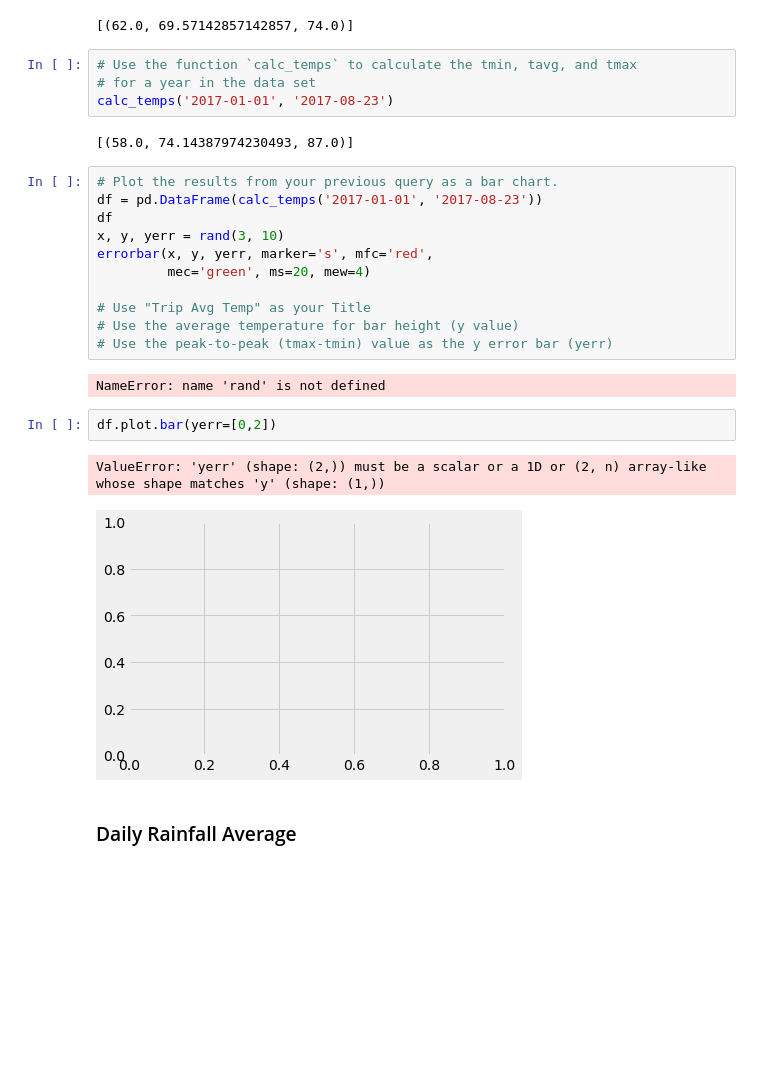
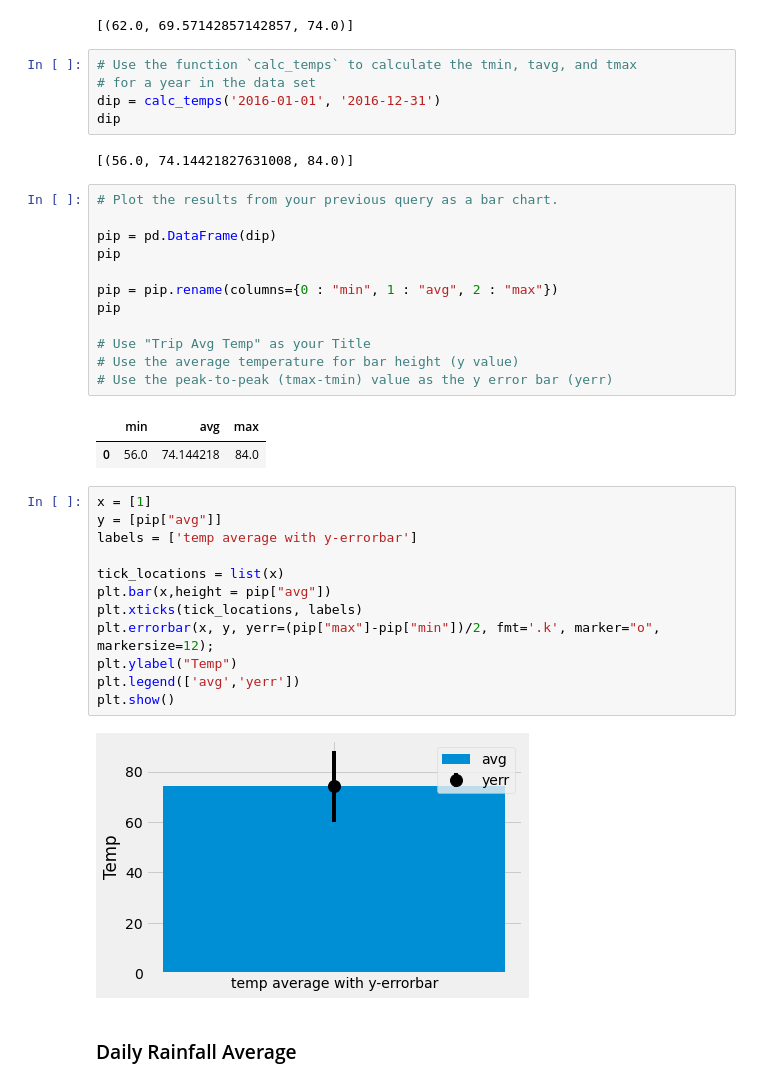
Before and after one commit to alexyyyyytytytytyt/Surfs-Up-, a Jupyter notebook: temp_analysis_bonus_2_starter.ipynb, the cells around one changed output. Cells and saved outputs as stored; diff of their text form; blank space fills up the shorter version.

```diff
--- a/temp_analysis_bonus_2_starter.ipynb
+++ b/temp_analysis_bonus_2_starter.ipynb
@@ -61,27 +61,39 @@ print(calc_temps('2012-02-28', '2012-03-05'))
 # %%
 # Use the function `calc_temps` to calculate the tmin, tavg, and tmax
 # for a year in the data set
-calc_temps('2017-01-01', '2017-08-23')
+dip = calc_temps('2016-01-01', '2016-12-31')
+dip
 # %% [output]
-[(58.0, 74.14387974230493, 87.0)]
+[(56.0, 74.14421827631008, 84.0)]
 # %%
 # Plot the results from your previous query as a bar chart.
-df = pd.DataFrame(calc_temps('2017-01-01', '2017-08-23'))
-df
-x, y, yerr = rand(3, 10)
-errorbar(x, y, yerr, marker='s', mfc='red',
-         mec='green', ms=20, mew=4)
+
+pip = pd.DataFrame(dip)
+pip
+
+pip = pip.rename(columns={0 : "min", 1 : "avg", 2 : "max"})
+pip
 
 # Use "Trip Avg Temp" as your Title
 # Use the average temperature for bar height (y value)
 # Use the peak-to-peak (tmax-tmin) value as the y error bar (yerr)
 # %% [output]
-NameError: name 'rand' is not defined
+|  | min | avg | max |
+| 0 | 56.0 | 74.144218 | 84.0 |
-# %%
-df.plot.bar(yerr=[0,2])
-# %% [output]
-ValueError: 'yerr' (shape: (2,)) must be a scalar or a 1D or (2, n) array-like whose shape matches 'y' (shape: (1,))
-[figure, removed]
+# %%
+x = [1]
+y = [pip["avg"]]
+labels = ['temp average with y-errorbar']
+
+tick_locations = list(x)
+plt.bar(x,height = pip["avg"])
+plt.xticks(tick_locations, labels)
+plt.errorbar(x, y, yerr=(pip["max"]-pip["min"])/2, fmt='.k', marker="o", markersize=12);
+plt.ylabel("Temp")
+plt.legend(['avg','yerr'])
+plt.show()
+# %% [output]
+[figure, added]
 # %% [markdown]
 ### Daily Rainfall Average
 # %%
```
Also changed, not shown: parts of 6 cells of this notebook.
